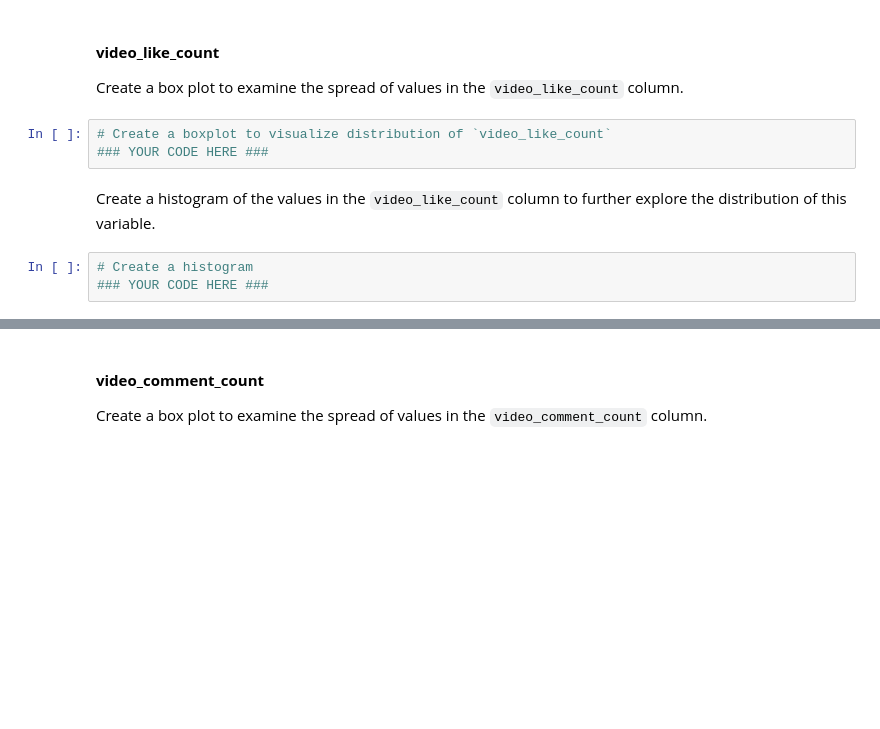
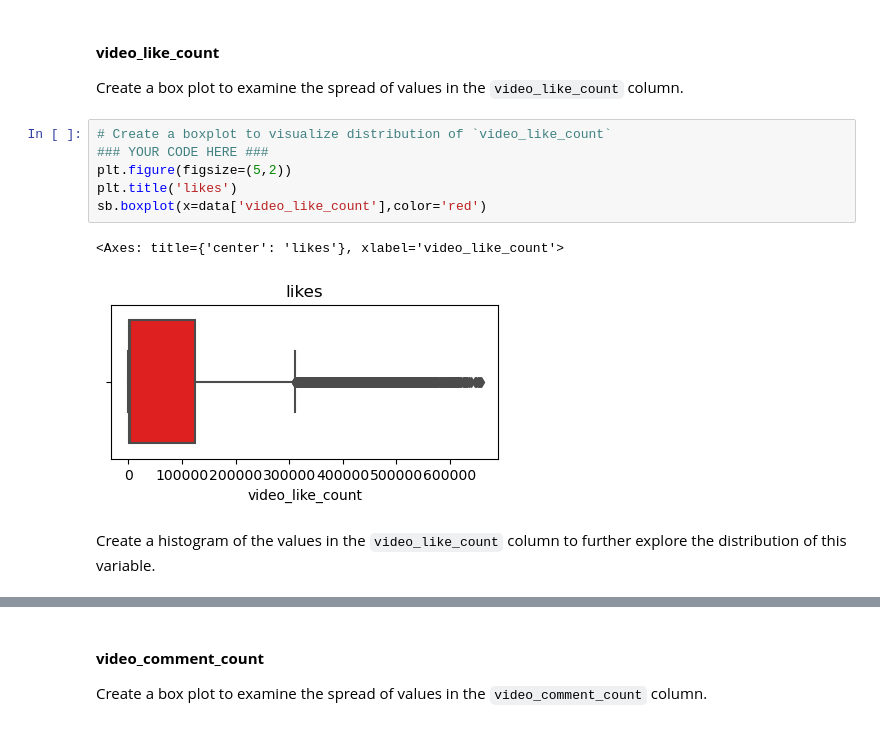
Before and after one commit to Fatima-Arain206/Google-Data-Analytics-Portfolio-Projects., a Jupyter notebook: 02-Tiktok-Claims-Classification/Activity_Course 3 TikTok project lab-checkpoint.ipynb, the cells around one changed output, grey strips where cells are left out. Saved outputs shown, nothing was run; the diff lists cells and outputs as text; blank space fills up the shorter version.

```diff
--- a/02-Tiktok-Claims-Classification/Activity_Course 3 TikTok project lab-checkpoint.ipynb
+++ b/02-Tiktok-Claims-Classification/Activity_Course 3 TikTok project lab-checkpoint.ipynb
@@ -266,8 +282,11 @@ Create a box plot to examine the spread of values in the `video_like_count` colu
 # %%
 # Create a boxplot to visualize distribution of `video_like_count`
 ### YOUR CODE HERE ###
+plt.figure(figsize=(5,2))
+plt.title('likes')
+sb.boxplot(x=data['video_like_count'],color='red')
+# %% [output]
+<Axes: title={'center': 'likes'}, xlabel='video_like_count'>
+[figure, added]
 # %% [markdown]
 Create a histogram of the values in the `video_like_count` column to further explore the distribution of this variable.
-# %%
-# Create a histogram
-### YOUR CODE HERE ###
```
Also changed, not shown: parts of 29 cells of this notebook.
